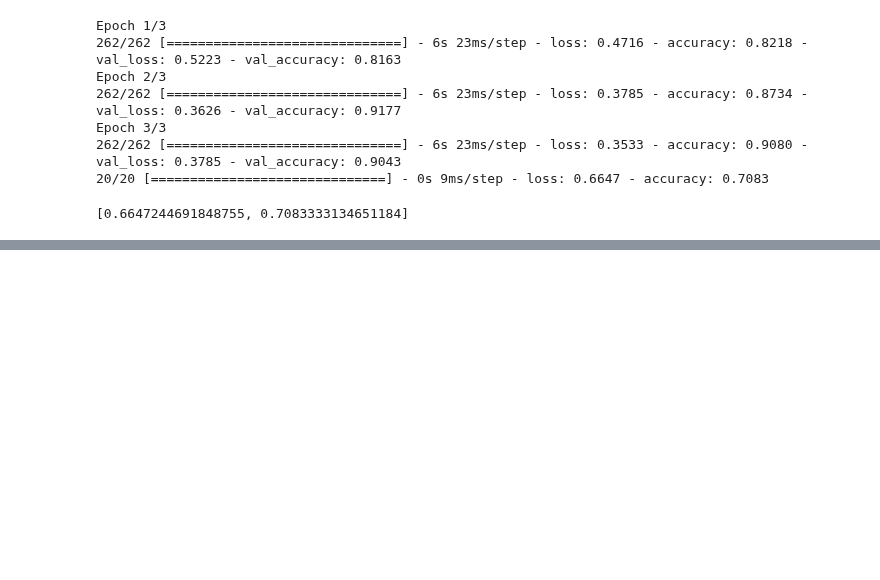
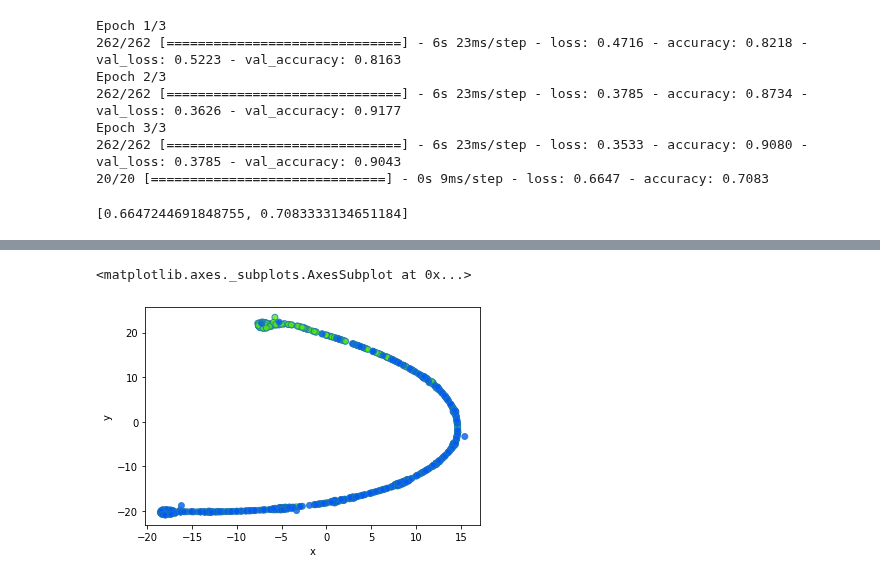
Before and after one commit to maloyan/HW_keras, a Jupyter notebook: hw.ipynb, the cells around one changed output, grey strips where cells are left out. Saved outputs shown, nothing was run; the diff lists cells and outputs as text; code cells hidden in the pictures; blank space fills up the shorter version.

```diff
--- a/hw.ipynb
+++ b/hw.ipynb
@@ -459,0 +467,5 @@ print((np.where(y_test == op))[0].shape[0] / y_test.shape[0])
+# %%
+from sklearn.manifold import TSNE
+X_embedded = TSNE(n_components=2, perplexity=50, random_state=42).fit_transform(e)
+# %%
+viz_df = pd.DataFrame({'x': X_embedded[:, 0], 'y': X_embedded[:, 1]})
@@ -459,0 +481,13 @@ print((np.where(y_test == op))[0].shape[0] / y_test.shape[0])
+# %%
+import pandas as pd
+import numpy as np
+import matplotlib.pylab as plt
+import seaborn as sns
+
+viz_df['color'] = ["#56E813" if i == 0 else "#0059FF" for i in y_test]
+
+# plot
+sns.regplot(data=viz_df, x="x", y="y", fit_reg=False, scatter_kws={'facecolors':viz_df['color']})
+# %% [output]
+<matplotlib.axes._subplots.AxesSubplot at 0x...>
+[figure, added]
```
Also changed, not shown: parts of 8 cells of this notebook.
